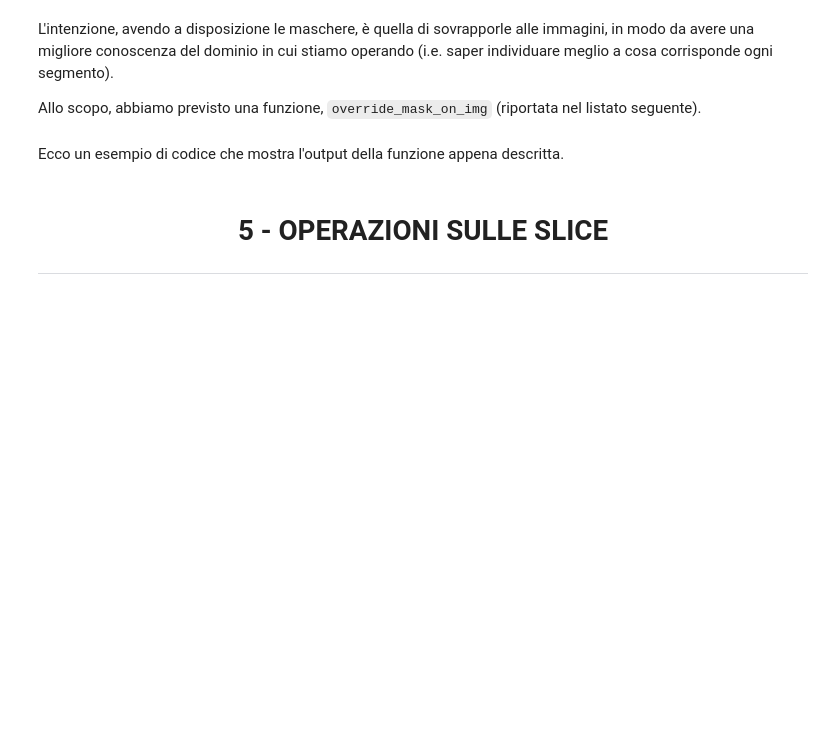
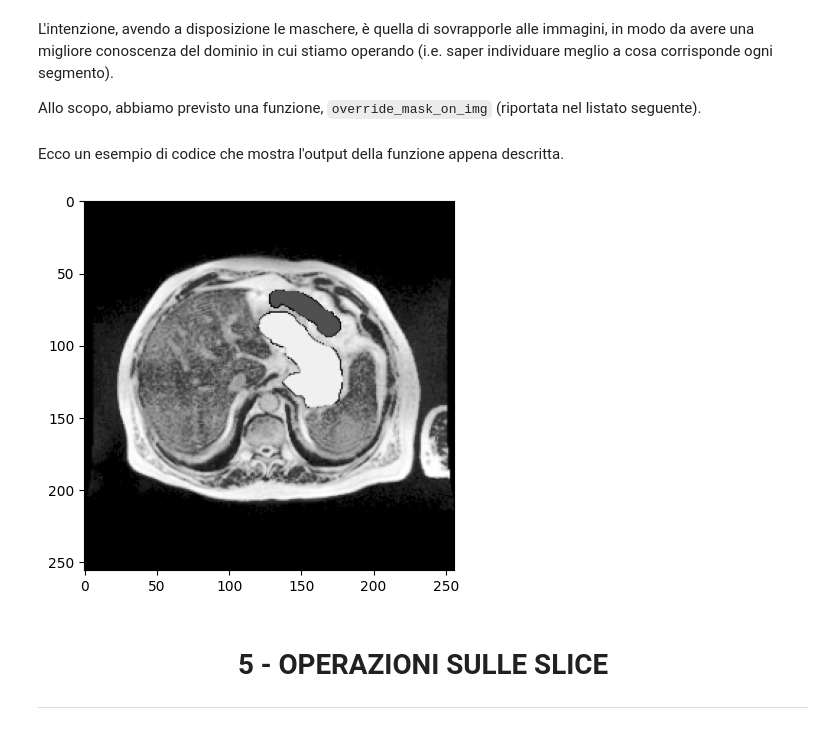
Before and after one commit to justdoit1897/BD-Image-Segmentation-Project, a Jupyter notebook: notebooks/data_preprocessing.ipynb, the cells around one changed output. Drawn from its saved outputs; the diff is of its cells as text; code cells hidden in the pictures; blank space fills up the shorter version.

```diff
--- a/notebooks/data_preprocessing.ipynb
+++ b/notebooks/data_preprocessing.ipynb
@@ -1000,6 +1011,16 @@ def override_mask_on_img(mask_array: np.array, rgb_slice: cv.Mat) -> cv.Mat:
     return rgb_slice
 # %% [markdown]
 Ecco un esempio di codice che mostra l'output della funzione appena descritta.
+# %%
+mask = cv.imread("../train/case118/case118_day0/masks/mask_slice_0031_276_276_1.63_1.63.png")
+rgb_slice = cv.imread("../train/case118/case118_day0/scans/slice_0031_276_276_1.63_1.63.png")
+
+overriden_w_mask = override_mask_on_img(mask_array=mask, rgb_slice=rgb_slice)
+
+plt.imshow(np.array(overriden_w_mask), cmap='bone')
+plt.show()
+# %% [output]
+[figure, added]
 # %% [markdown]
 # <center id='paragrafo_5'> <strong>5 &dash; OPERAZIONI SULLE SLICE </strong> </center>
 ---
```
Also changed, not shown: parts of 22 cells of this notebook.
